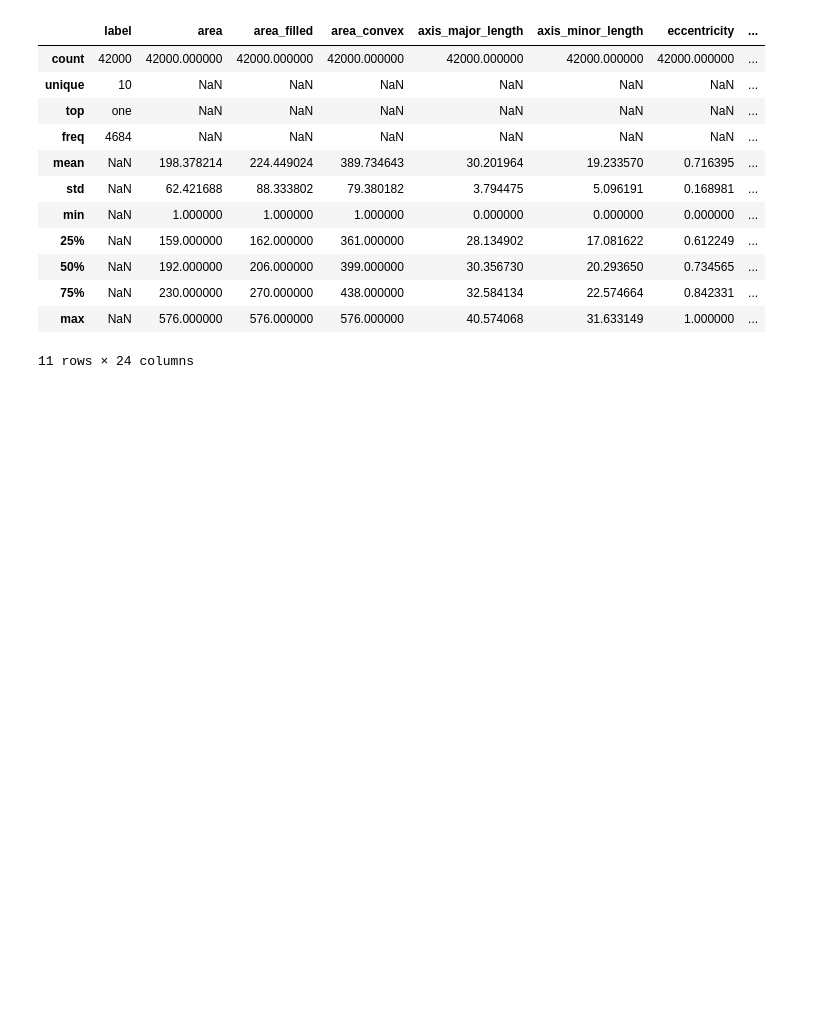
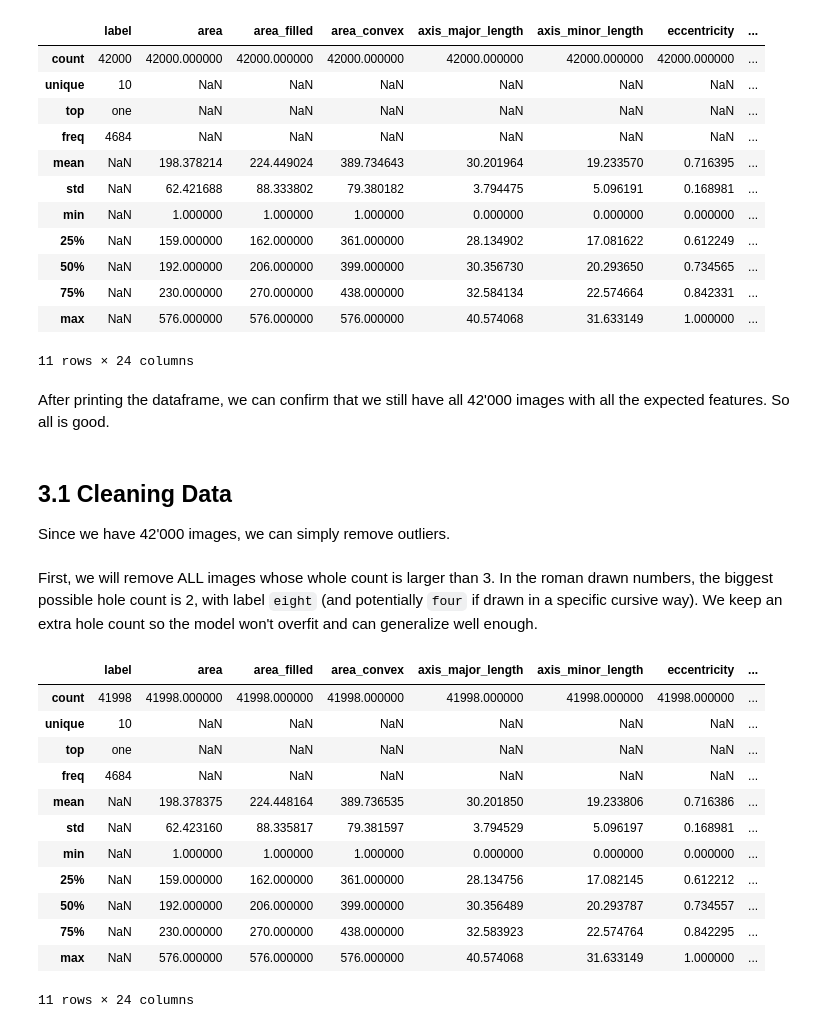
Before and after one commit to Orphoros/RomanNumbersClassificationLab, a Jupyter notebook: CRISP-DM-Notebooks/3.DataPreparation.ipynb, the cells around one changed output. Saved outputs shown, nothing was run; the diff lists cells and outputs as text; code cells hidden in the pictures; blank space fills up the shorter version.

```diff
--- a/CRISP-DM-Notebooks/3.DataPreparation.ipynb
+++ b/CRISP-DM-Notebooks/3.DataPreparation.ipynb
@@ -32,3 +45,29 @@ dataset.describe(include='all')
 | 75% | NaN | 230.000000 | 270.000000 | 438.000000 | 32.584134 | 22.574664 | 0.842331 | ... |
 | max | NaN | 576.000000 | 576.000000 | 576.000000 | 40.574068 | 31.633149 | 1.000000 | ... |
 11 rows × 24 columns
+# %% [markdown]
+After printing the dataframe, we can confirm that we still have all 42'000 images with all the expected features. So all is good.
+# %% [markdown]
+## 3.1 Cleaning Data
+
+Since we have 42'000 images, we can simply remove outliers.
+# %% [markdown]
+First, we will remove ALL images whose whole count is larger than 3. In the roman drawn numbers, the biggest possible hole count is 2, with label `eight` (and potentially `four` if drawn in a specific cursive way). We keep an extra hole count so the model won't overfit and can generalize well enough.
+# %%
+dataset = dataset[dataset['holes'] < 4]
+
+dataset.describe(include='all')
+# %% [output]
+|  | label | area | area_filled | area_convex | axis_major_length | axis_minor_length | eccentricity | ... |
+| count | 41998 | 41998.000000 | 41998.000000 | 41998.000000 | 41998.000000 | 41998.000000 | 41998.000000 | ... |
+| unique | 10 | NaN | NaN | NaN | NaN | NaN | NaN | ... |
+| top | one | NaN | NaN | NaN | NaN | NaN | NaN | ... |
+| freq | 4684 | NaN | NaN | NaN | NaN | NaN | NaN | ... |
+| mean | NaN | 198.378375 | 224.448164 | 389.736535 | 30.201850 | 19.233806 | 0.716386 | ... |
+| std | NaN | 62.423160 | 88.335817 | 79.381597 | 3.794529 | 5.096197 | 0.168981 | ... |
+| min | NaN | 1.000000 | 1.000000 | 1.000000 | 0.000000 | 0.000000 | 0.000000 | ... |
+| 25% | NaN | 159.000000 | 162.000000 | 361.000000 | 28.134756 | 17.082145 | 0.612212 | ... |
+| 50% | NaN | 192.000000 | 206.000000 | 399.000000 | 30.356489 | 20.293787 | 0.734557 | ... |
+| 75% | NaN | 230.000000 | 270.000000 | 438.000000 | 32.583923 | 22.574764 | 0.842295 | ... |
+| max | NaN | 576.000000 | 576.000000 | 576.000000 | 40.574068 | 31.633149 | 1.000000 | ... |
+11 rows × 24 columns
```
Also changed, not shown: parts of 42 cells of this notebook.
